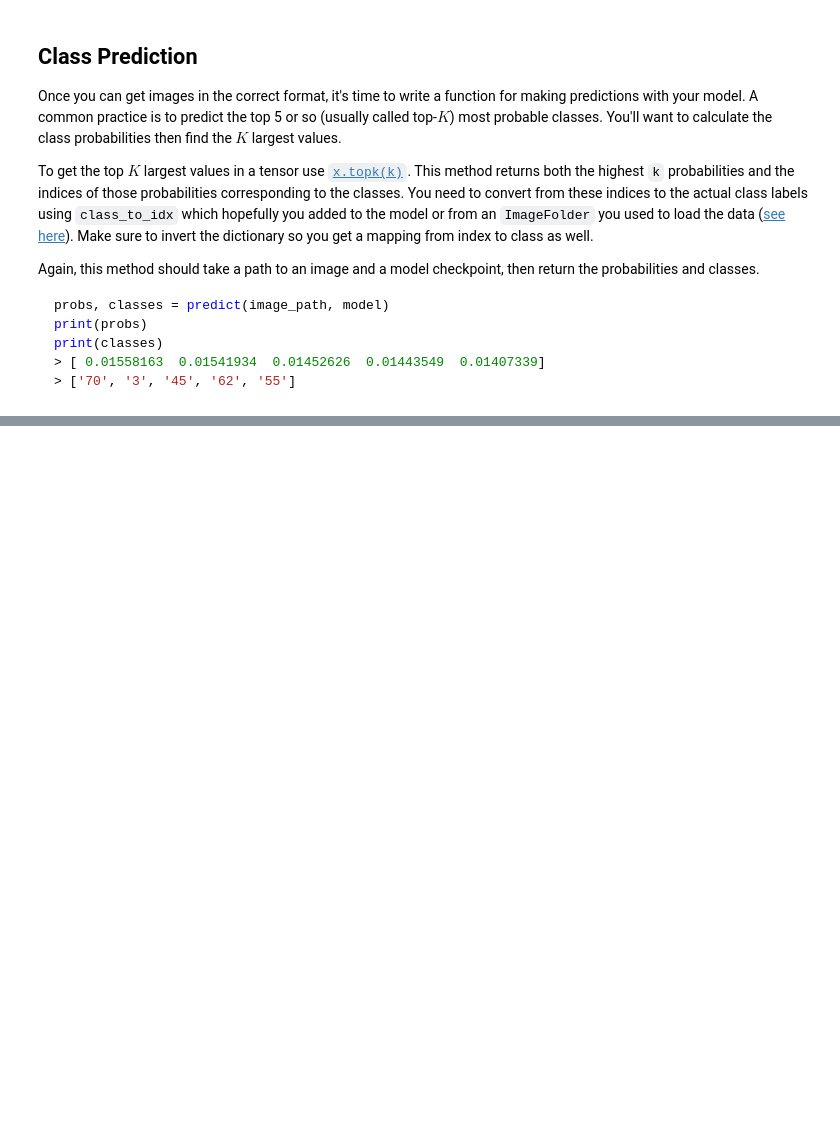
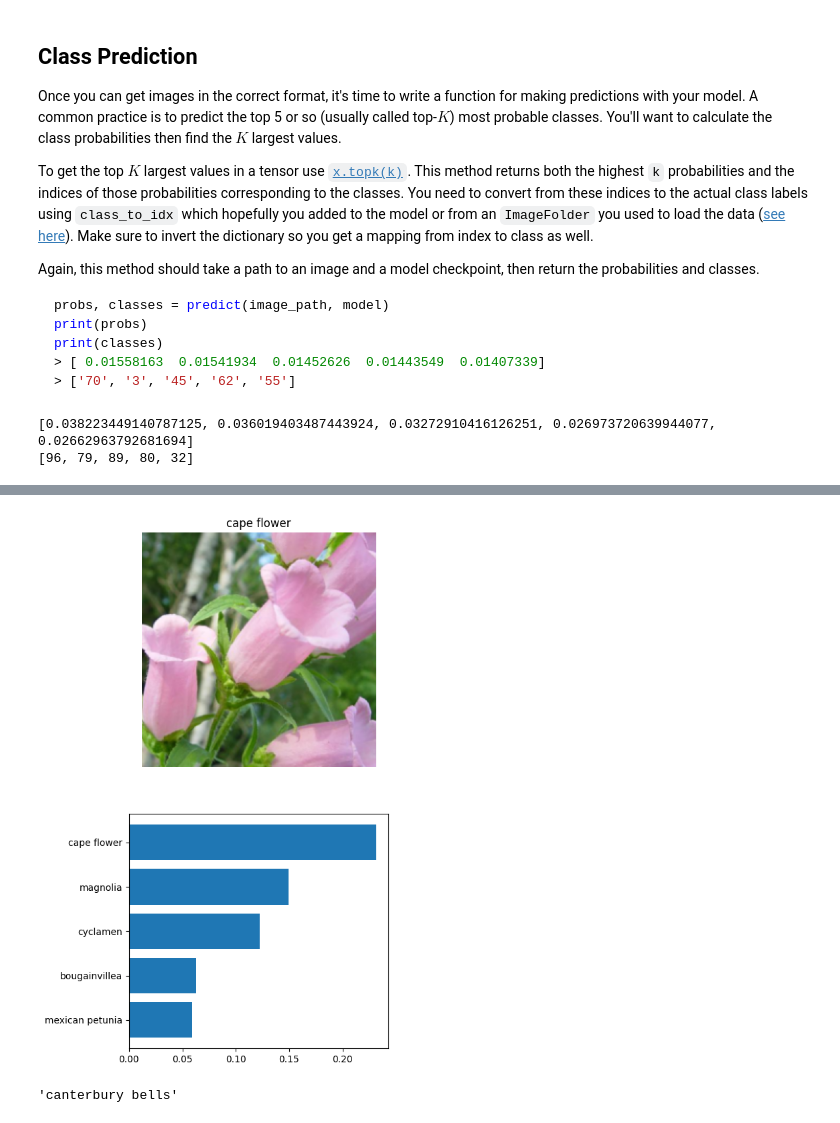
Before and after one commit to PascalYamlome/flower_classifier, a Jupyter notebook: Image Classifier Project.ipynb, the cells around one changed output, grey strips where cells are left out. Saved outputs shown, nothing was run; the diff lists cells and outputs as text; code cells hidden in the pictures; blank space fills up the shorter version.

```diff
--- a/Image Classifier Project.ipynb
+++ b/Image Classifier Project.ipynb
@@ -213,3 +642,11 @@ def predict(image_path, model, topk=5):
+# %%
+image_path = '/lustre/home/yamlomep/data/flowers/test/3/image_06634.jpg'
+probs, classes = predict(image_path, model)
+print(probs)
+print(classes)
+# %% [output]
+[0.038223449140787125, 0.036019403487443924, 0.03272910416126251, 0.026973720639944077, 0.02662963792681694]
+[96, 79, 89, 80, 32]
 # %% [markdown]
 ## Sanity Checking
 
@@ -222,0 +658,30 @@ You can convert from the class integer encoding to actual flower names with the
+# %%
+# TODO: Display an image along with the top 5 classes
+#swap class index keys and values to make it easy to pull out values
+
+label_index_dict = {value:key for key, value in model.class_to_idx.items() }
+
+#def plot_plediction
+fig, axes = plt.subplots(2,1)
+fig.set_figwidth(5)
+fig.set_figheight(10)
+ax1 = axes[0]
+ax1.spines['top'].set_visible(False)
+ax1.spines['right'].set_visible(False)
+ax1.spines['left'].set_visible(False)
+ax1.spines['bottom'].set_visible(False)
+ax1.tick_params(axis='both', length=0)
+ax1.set_xticklabels('')
+ax1.set_yticklabels('')
+ax1.set_title(cat_to_name[label_index_dict[classes[0]]])
+
+imshow(img_tensor.squeeze(), ax=ax1, title=None);
+clasnames = [cat_to_name[label_index_dict[a]] for a in classes]
+plt.barh( clasnames[::-1], probs[::-1])
+plt.show()
+# %% [output]
+[figure, added]
+# %%
+cat_to_name['3']
+# %% [output]
+'canterbury bells'
```
Also changed, not shown: parts of 31 cells of this notebook, 4 other files.
